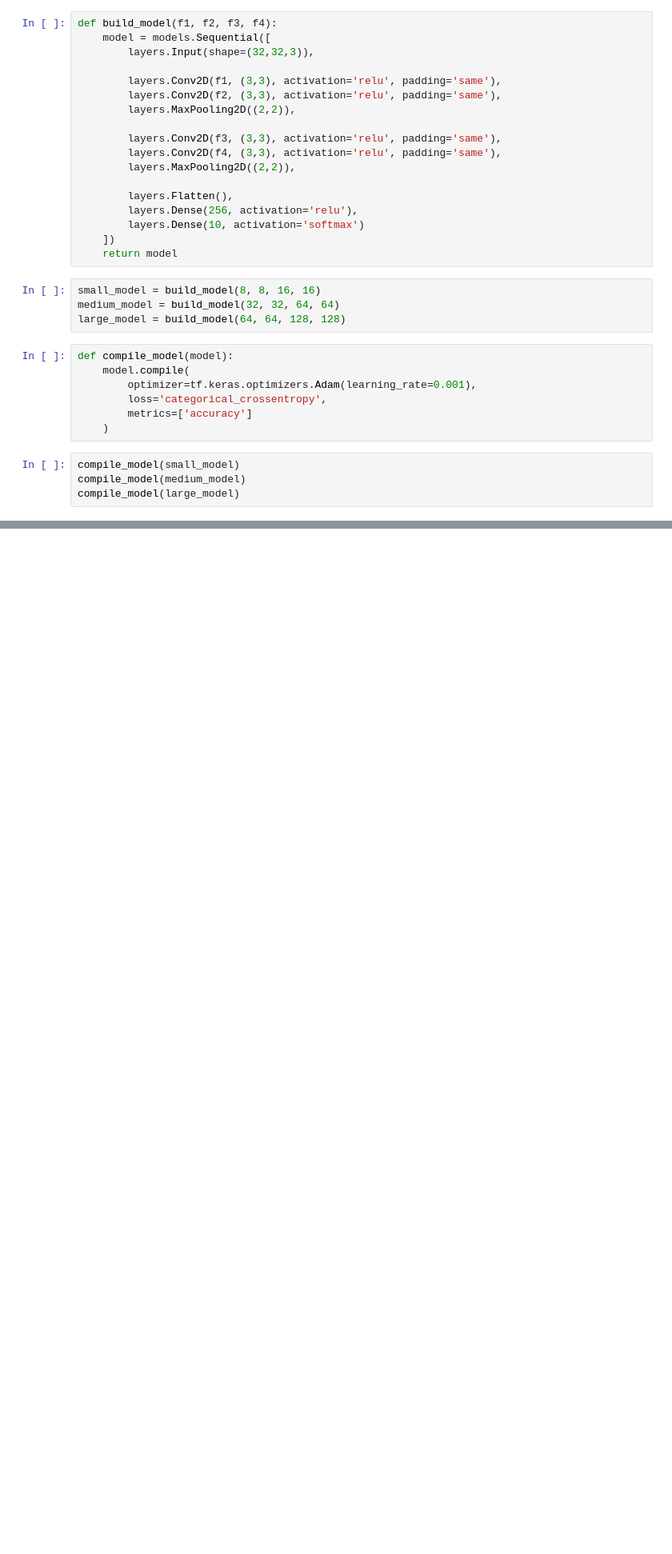
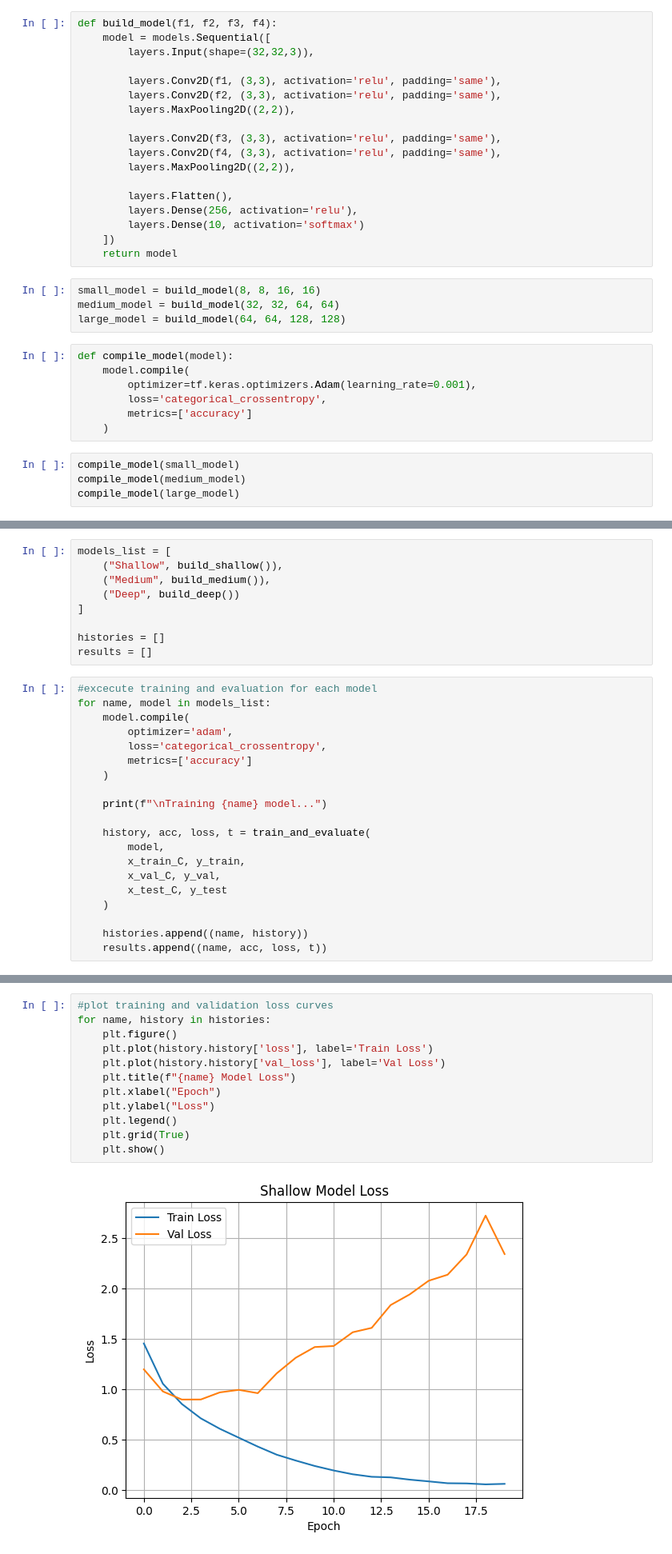
Before and after one commit to merehan123/cifar10-cnn-supervised-learning, a Jupyter notebook: notebooks/task2_architecture.ipynb, the cells around one changed output, grey strips where cells are left out. Shown at 80% size. Cells and saved outputs as stored; diff of their text form; blank space fills up the shorter version.

```diff
--- a/notebooks/task2_architecture.ipynb
+++ b/notebooks/task2_architecture.ipynb
@@ -191,0 +217,29 @@ plt.show()
+# %%
+models_list = [
+    ("Shallow", build_shallow()),
+    ("Medium", build_medium()),
+    ("Deep", build_deep())
+]
+
+histories = []
+results = []
+# %%
+#excecute training and evaluation for each model
+for name, model in models_list:
+    model.compile(
+        optimizer='adam',
+        loss='categorical_crossentropy',
+        metrics=['accuracy']
+    )
+
+    print(f"\nTraining {name} model...")
+
+    history, acc, loss, t = train_and_evaluate(
+        model,
+        x_train_C, y_train,
+        x_val_C, y_val,
+        x_test_C, y_test
+    )
+
+    histories.append((name, history))
+    results.append((name, acc, loss, t))
@@ -191,0 +264,14 @@ plt.show()
+# %%
+#plot training and validation loss curves
+for name, history in histories:
+    plt.figure()
+    plt.plot(history.history['loss'], label='Train Loss')
+    plt.plot(history.history['val_loss'], label='Val Loss')
+    plt.title(f"{name} Model Loss")
+    plt.xlabel("Epoch")
+    plt.ylabel("Loss")
+    plt.legend()
+    plt.grid(True)
+    plt.show()
+# %% [output]
+[figure, added]
```
Also changed, not shown: parts of 15 cells of this notebook, 1 other file.
